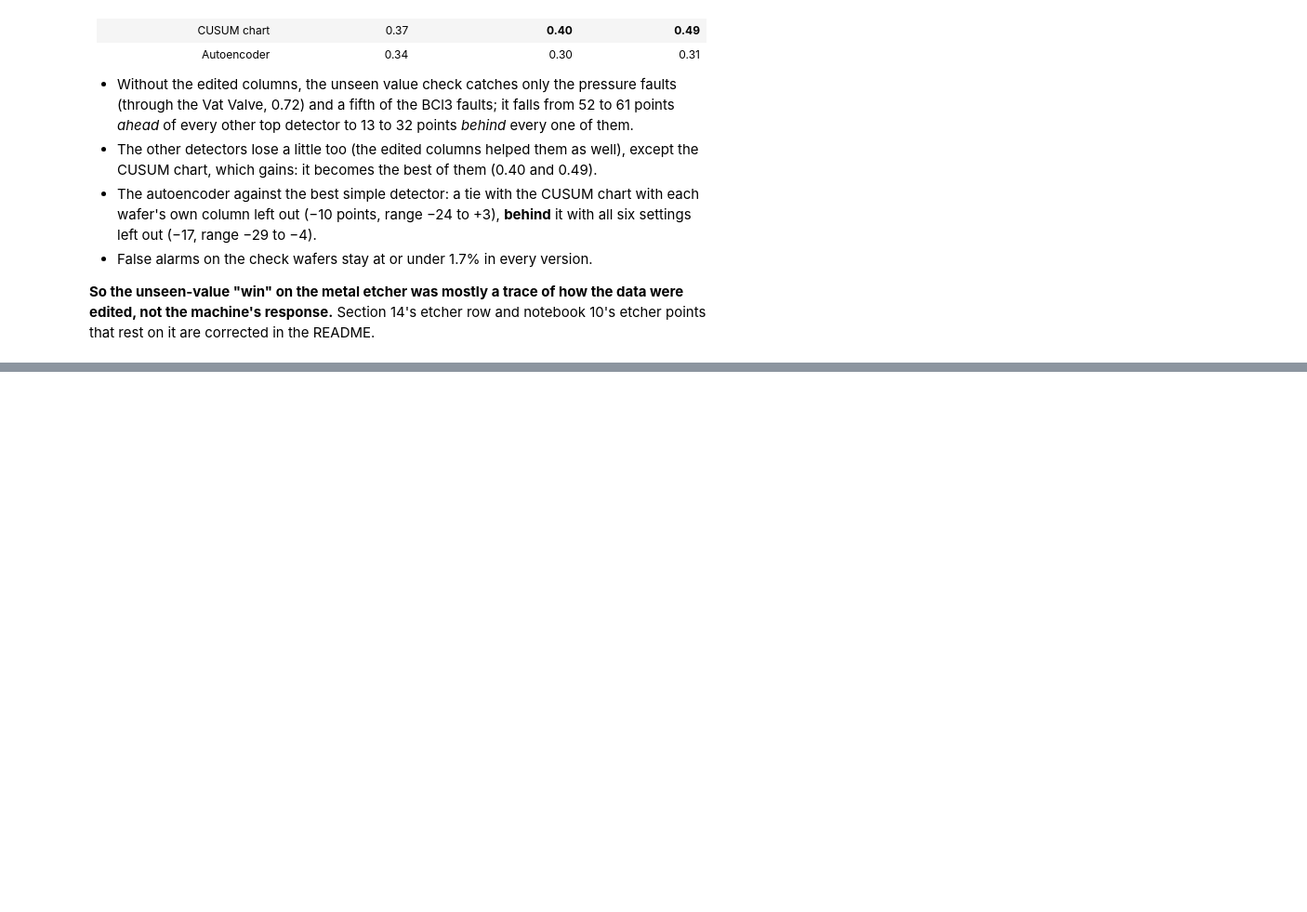
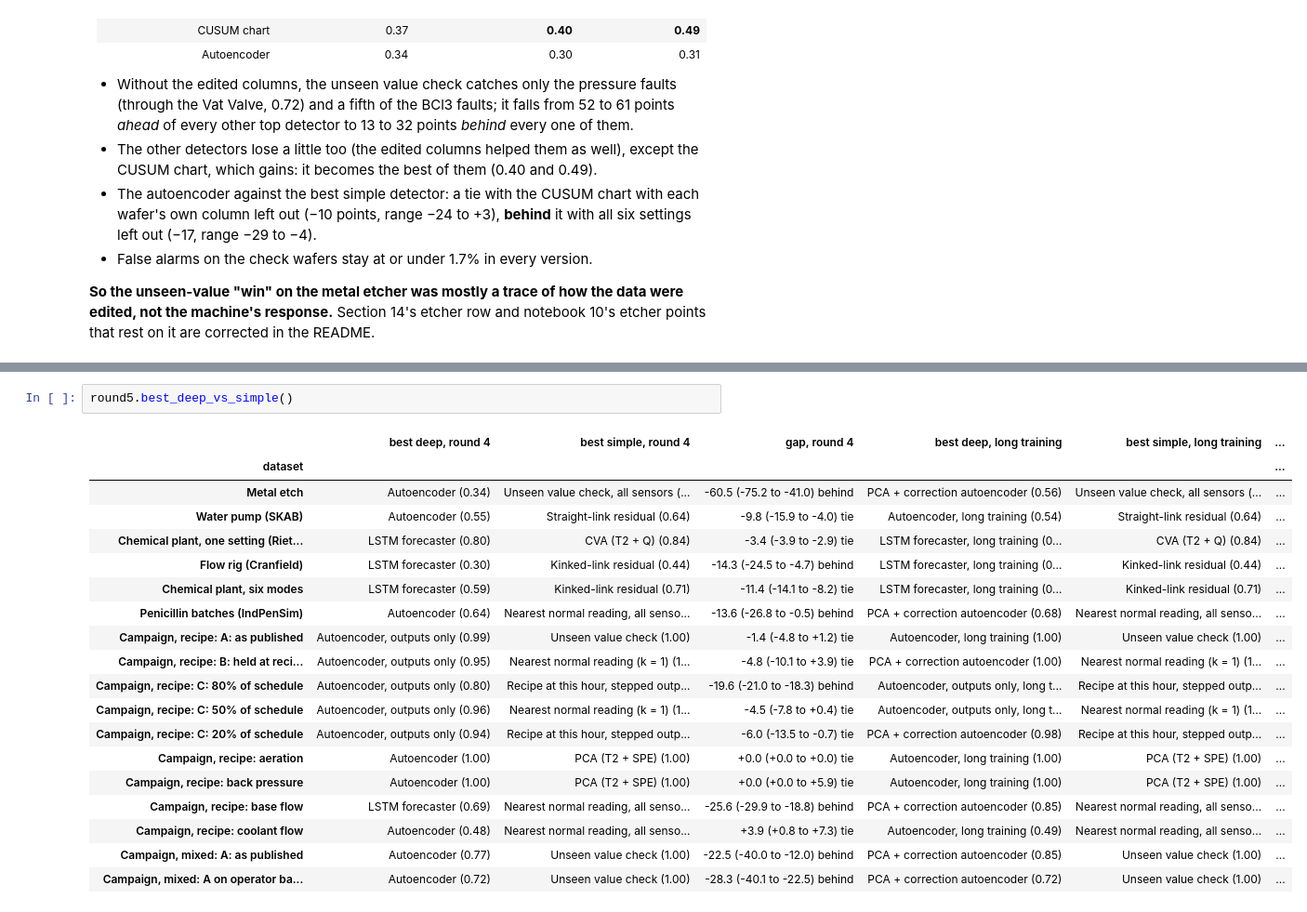
Before and after one commit to NeerajGit16/deep-learning-in-anomaly-detection, a Jupyter notebook: anomaly_lab/09_deep_models.ipynb, the cells around one changed output, grey strips where cells are left out. Shown at 93% size. Cells and saved outputs as stored; diff of their text form; blank space fills up the shorter version.

```diff
--- a/anomaly_lab/09_deep_models.ipynb
+++ b/anomaly_lab/09_deep_models.ipynb
@@ -953,0 +1092,22 @@ round5.etch_gaps()
+# %%
+round5.best_deep_vs_simple()
+# %% [output]
+|  | best deep, round 4 | best simple, round 4 | gap, round 4 | best deep, long training | best simple, long training | ... |
+| dataset |  |  |  |  |  | ... |
+| Metal etch | Autoencoder (0.34) | Unseen value check, all sensors (... | -60.5 (-75.2 to -41.0) behind | PCA + correction autoencoder (0.56) | Unseen value check, all sensors (... | ... |
+| Water pump (SKAB) | Autoencoder (0.55) | Straight-link residual (0.64) | -9.8 (-15.9 to -4.0) tie | Autoencoder, long training (0.54) | Straight-link residual (0.64) | ... |
+| Chemical plant, one setting (Riet... | LSTM forecaster (0.80) | CVA (T2 + Q) (0.84) | -3.4 (-3.9 to -2.9) tie | LSTM forecaster, long training (0... | CVA (T2 + Q) (0.84) | ... |
+| Flow rig (Cranfield) | LSTM forecaster (0.30) | Kinked-link residual (0.44) | -14.3 (-24.5 to -4.7) behind | LSTM forecaster, long training (0... | Kinked-link residual (0.44) | ... |
+| Chemical plant, six modes | LSTM forecaster (0.59) | Kinked-link residual (0.71) | -11.4 (-14.1 to -8.2) tie | LSTM forecaster, long training (0... | Kinked-link residual (0.71) | ... |
+| Penicillin batches (IndPenSim) | Autoencoder (0.64) | Nearest normal reading, all senso... | -13.6 (-26.8 to -0.5) behind | PCA + correction autoencoder (0.68) | Nearest normal reading, all senso... | ... |
+| Campaign, recipe: A: as published | Autoencoder, outputs only (0.99) | Unseen value check (1.00) | -1.4 (-4.8 to +1.2) tie | Autoencoder, long training (1.00) | Unseen value check (1.00) | ... |
+| Campaign, recipe: B: held at reci... | Autoencoder, outputs only (0.95) | Nearest normal reading (k = 1) (1... | -4.8 (-10.1 to +3.9) tie | PCA + correction autoencoder (1.00) | Nearest normal reading (k = 1) (1... | ... |
+| Campaign, recipe: C: 80% of schedule | Autoencoder, outputs only (0.80) | Recipe at this hour, stepped outp... | -19.6 (-21.0 to -18.3) behind | Autoencoder, outputs only, long t... | Recipe at this hour, stepped outp... | ... |
+| Campaign, recipe: C: 50% of schedule | Autoencoder, outputs only (0.96) | Nearest normal reading (k = 1) (1... | -4.5 (-7.8 to +0.4) tie | Autoencoder, outputs only, long t... | Nearest normal reading (k = 1) (1... | ... |
+| Campaign, recipe: C: 20% of schedule | Autoencoder, outputs only (0.94) | Recipe at this hour, stepped outp... | -6.0 (-13.5 to -0.7) tie | PCA + correction autoencoder (0.98) | Recipe at this hour, stepped outp... | ... |
+| Campaign, recipe: aeration | Autoencoder (1.00) | PCA (T2 + SPE) (1.00) | +0.0 (+0.0 to +0.0) tie | Autoencoder, long training (1.00) | PCA (T2 + SPE) (1.00) | ... |
+| Campaign, recipe: back pressure | Autoencoder (1.00) | PCA (T2 + SPE) (1.00) | +0.0 (+0.0 to +5.9) tie | Autoencoder, long training (1.00) | PCA (T2 + SPE) (1.00) | ... |
+| Campaign, recipe: base flow | LSTM forecaster (0.69) | Nearest normal reading, all senso... | -25.6 (-29.9 to -18.8) behind | PCA + correction autoencoder (0.85) | Nearest normal reading, all senso... | ... |
+| Campaign, recipe: coolant flow | Autoencoder (0.48) | Nearest normal reading, all senso... | +3.9 (+0.8 to +7.3) tie | Autoencoder, long training (0.49) | Nearest normal reading, all senso... | ... |
+| Campaign, mixed: A: as published | Autoencoder (0.77) | Unseen value check (1.00) | -22.5 (-40.0 to -12.0) behind | PCA + correction autoencoder (0.85) | Unseen value check (1.00) | ... |
+| Campaign, mixed: A on operator ba... | Autoencoder (0.72) | Unseen value check (1.00) | -28.3 (-40.1 to -22.5) behind | PCA + correction autoencoder (0.72) | Unseen value check (1.00) | ... |
```
Also changed, not shown: parts of 15 cells of this notebook, 6 other files.
